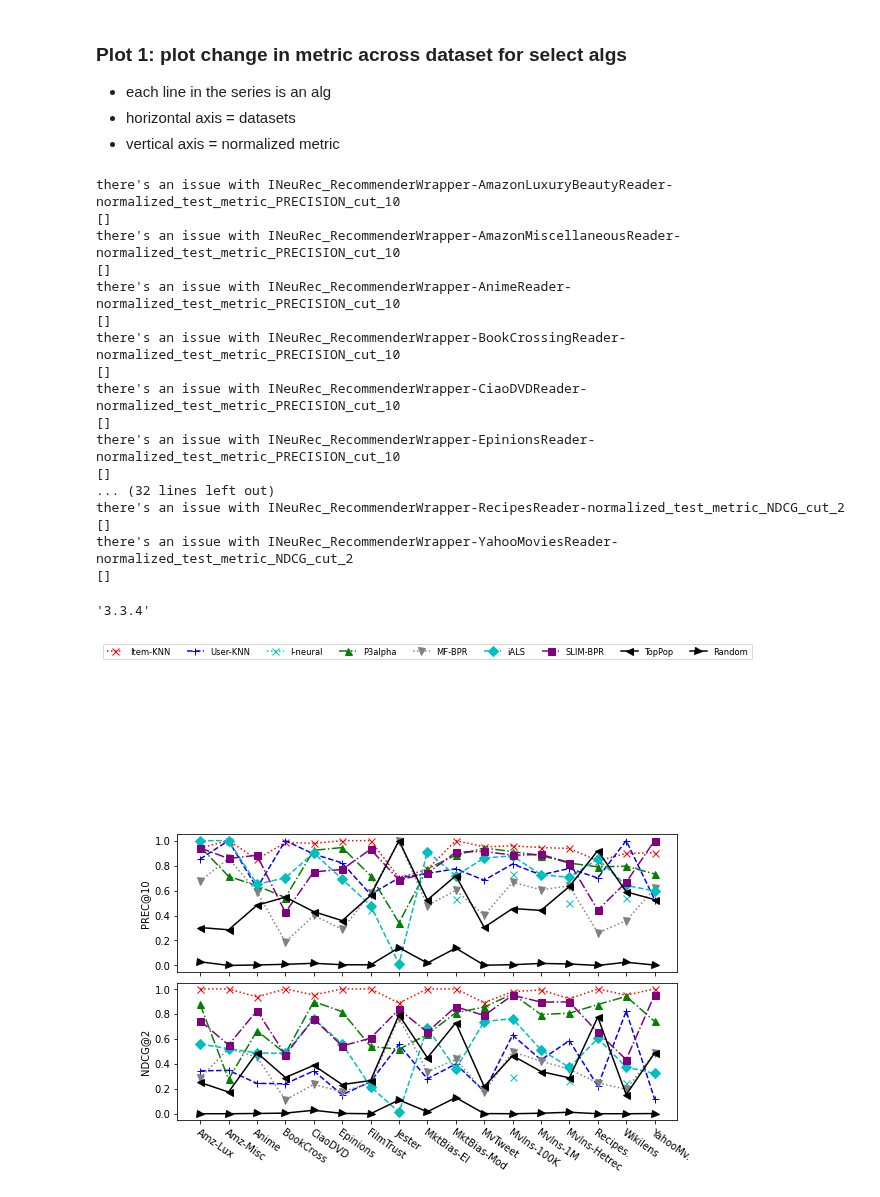
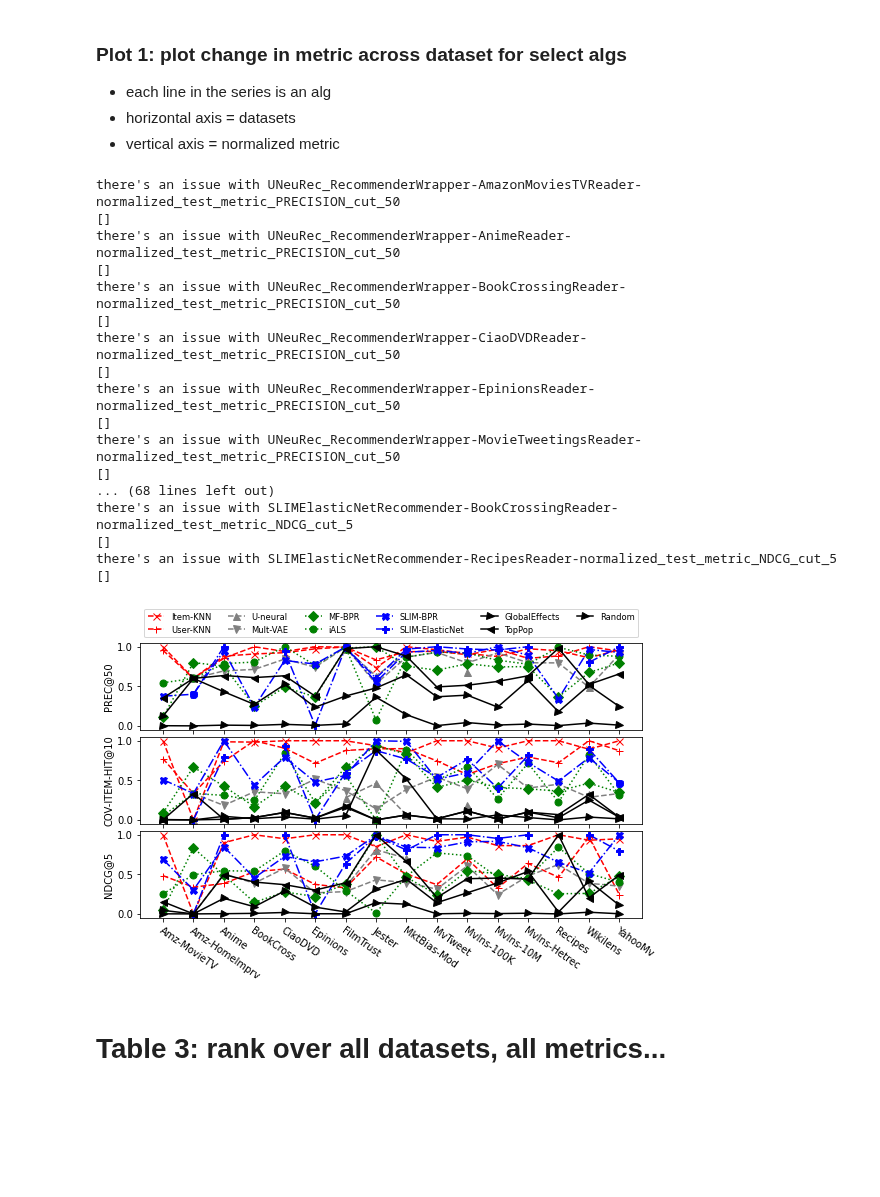
Before and after one commit to naszilla/reczilla, a Jupyter notebook: notebooks/best_alg_performance_tables.ipynb, the cells around one changed output. Drawn from its saved outputs; the diff is of its cells as text; code cells hidden in the pictures; blank space fills up the shorter version.

```diff
--- a/notebooks/best_alg_performance_tables.ipynb
+++ b/notebooks/best_alg_performance_tables.ipynb
@@ -211,0 +229,4 @@ UserKNNCF                     0.005060           0.017583       0.002256
+# %%
+# spot check 2: look at all algs, for NDCG@50, for amazon-home imporovement
+metric = "max_test_metric_NDCG_cut_50"
+print(df_expt.loc[df_expt["dataset_name"] == "AmazonHomeImprovementReader", ["alg_family", metric]].sort_values(metric))
@@ -510,14 +604,31 @@ wrote table to csv: ./tables/table_2.csv and tex: ./tables/table_2.tex
 - vertical axis = normalized metric
 # %%
 plot_alg_map = keep_alg_map
-plot_algs = list(keep_alg_map.keys())
+
+plot_algs = [
+    "ItemKNNCF",
+    "UserKNNCF",
+    # "RP3betaRecommender",
+    "UNeuRec_RecommenderWrapper",
+    "Mult_VAE_RecommenderWrapper",
+    "MatrixFactorization_BPR_Cython",
+    "IALSRecommender",
+    "SLIM_BPR_Cython",
+    "SLIMElasticNetRecommender",
+    "GlobalEffects",
+    "TopPop",
+    "Random",
+]
+
 plot_alg_names = [v["name"] for v in keep_alg_map.values()]
 
 plot_dataset_map = {
-    'AmazonLuxuryBeautyReader': "Amz-Lux",
-    'AmazonMiscellaneousReader': "Amz-Misc",
+    # 'AmazonLuxuryBeautyReader': "Amz-Lux",
+    # 'AmazonMiscellaneousReader': "Amz-Misc",
     # 'AmazonMusicalInstrumentsReader',
     # 'AmazonVideoGamesReader',
+    'AmazonMoviesTVReader': "Amz-MovieTV",
+    'AmazonHomeImprovementReader': "Amz-HomeImprv",
     'AnimeReader': "Anime",
     'BookCrossingReader': "BookCross",
     'CiaoDVDReader': "CiaoDVD",
@@ -525,27 +636,27 @@ plot_dataset_map = {
     'FilmTrustReader': "FilmTrust",
     # 'DatingReader',
     'Jester2Reader': "Jester",
-    'MarketBiasAmazonReader': "MktBias-El",
+    # 'MarketBiasAmazonReader': "MktBias-El",
     'MarketBiasModClothReader': "MktBias-Mod",
     'MovieTweetingsReader': "MvTweet",
     'Movielens100KReader': "Mvlns-100K",
-    # 'Movielens10MReader',
-    'Movielens1MReader': "Mvlns-1M",
+    'Movielens10MReader': "Mvlns-10M",
+    # 'Movielens1MReader': "Mvlns-1M",
     # 'Movielens20MReader',
     'MovielensHetrec2011Reader': "Mvlns-Hetrec",
     # 'NetflixPrizeReader',
-    'RecipesReader': "Recipes.",
+    'RecipesReader': "Recipes",
     'WikilensReader': "Wikilens",
-    'YahooMoviesReader': "YahooMv.",
+    'YahooMoviesReader': "YahooMv",
 }
 plot_datasets = list(plot_dataset_map.keys())
 plot_dataset_names = list(plot_dataset_map.values())
 # %%
 plot_metric_map = {
-    "normalized_" + "test_metric_PRECISION_cut_10":  "PREC@10",
-    # "normalized_" + "test_metric_COVERAGE_ITEM_HIT_cut_10":  "COV-ITEM-HIT@10",
+    "normalized_" + "test_metric_PRECISION_cut_50":  "PREC@50",
+    "normalized_" + "test_metric_COVERAGE_ITEM_HIT_cut_10":  "COV-ITEM-HIT@10",
     # "normalized_" + "test_metric_MAP_cut_10": "MAP@10",
-    "normalized_" + "test_metric_NDCG_cut_2": "NDCG@2",
+    "normalized_" + "test_metric_NDCG_cut_5": "NDCG@5",
     #  "normalized_" + "test_metric_NDCG_cut_2",
     # "normalized_" + "test_metric_RECALL_cut_10": "Norm. RECALL@10",
 }
@@ -572,20 +683,20 @@ for metric_name in plot_metric_list:
 
 # df_table_2
 # %% [output]
-there's an issue with INeuRec_RecommenderWrapper-AmazonLuxuryBeautyReader-normalized_test_metric_PRECISION_cut_10
+there's an issue with UNeuRec_RecommenderWrapper-AmazonMoviesTVReader-normalized_test_metric_PRECISION_cut_50
 []
-there's an issue with INeuRec_RecommenderWrapper-AmazonMiscellaneousReader-normalized_test_metric_PRECISION_cut_10
+there's an issue with UNeuRec_RecommenderWrapper-AnimeReader-normalized_test_metric_PRECISION_cut_50
 []
-there's an issue with INeuRec_RecommenderWrapper-AnimeReader-normalized_test_metric_PRECISION_cut_10
+there's an issue with UNeuRec_RecommenderWrapper-BookCrossingReader-normalized_test_metric_PRECISION_cut_50
 []
-there's an issue with INeuRec_RecommenderWrapper-BookCrossingReader-normalized_test_metric_PRECISION_cut_10
+there's an issue with UNeuRec_RecommenderWrapper-CiaoDVDReader-normalized_test_metric_PRECISION_cut_50
 []
-there's an issue with INeuRec_RecommenderWrapper-CiaoDVDReader-normalized_test_metric_PRECISION_cut_10
+there's an issue with UNeuRec_RecommenderWrapper-EpinionsReader-normalized_test_metric_PRECISION_cut_50
 []
-there's an issue with INeuRec_RecommenderWrapper-EpinionsReader-normalized_test_metric_PRECISION_cut_10
+there's an issue with UNeuRec_RecommenderWrapper-MovieTweetingsReader-normalized_test_metric_PRECISION_cut_50
 []
-... (32 lines left out)
-there's an issue with INeuRec_RecommenderWrapper-RecipesReader-normalized_test_metric_NDCG_cut_2
+... (68 lines left out)
+there's an issue with SLIMElasticNetRecommender-BookCrossingReader-normalized_test_metric_NDCG_cut_5
 []
-there's an issue with INeuRec_RecommenderWrapper-YahooMoviesReader-normalized_test_metric_NDCG_cut_2
+there's an issue with SLIMElasticNetRecommender-RecipesReader-normalized_test_metric_NDCG_cut_5
 []
@@ -596,5 +702,0 @@ import numpy as np
-# %%
-import matplotlib as mpl
-mpl.__version__
-# %% [output]
-'3.3.4'
@@ -603,19 +703,21 @@ import numpy as np
 # %%
 fig, ax = plt.subplots(len(plot_metric_list), 1, sharex=True, figsize=(8, 5))
 
 for i, metric in enumerate(plot_metric_list):
     for alg in plot_algs:
         ax[i].plot(data[metric][alg], label=plot_alg_map[alg]["name"], markersize=7, **plot_alg_map[alg]["plt-kwargs"])
     ax[i].set_ylabel(plot_metric_map[metric])
 
 ax[i].set_xticks(np.arange(len(plot_dataset_names)))
 ax[i].set_xticklabels(plot_dataset_names, rotation=-35, ha='left', rotation_mode='anchor')
 
 plt.tight_layout()
 plt.subplots_adjust(hspace=0.08)
 
-plt.legend(loc="upper center", bbox_to_anchor=(0.5, 3.5), ncol=len(plot_algs), fontsize="small")
+plt.legend(loc="upper center", bbox_to_anchor=(0.5, 3.6), ncol=6, fontsize="small")
 # plt.show()
 plt.savefig("./fig/squiggly.pdf", bbox_inches='tight')
 # %% [output]
-[figure, old version]
+[figure, new version]
+# %% [markdown]
+# Table 3: rank over all datasets, all metrics...
```
Also changed, not shown: parts of 30 cells of this notebook, 4 other files.
